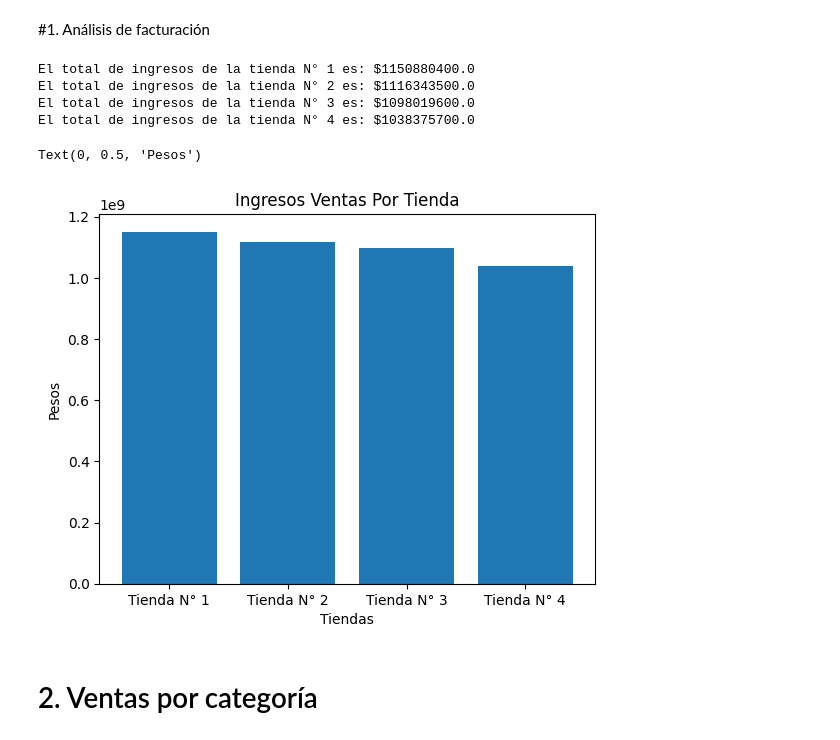
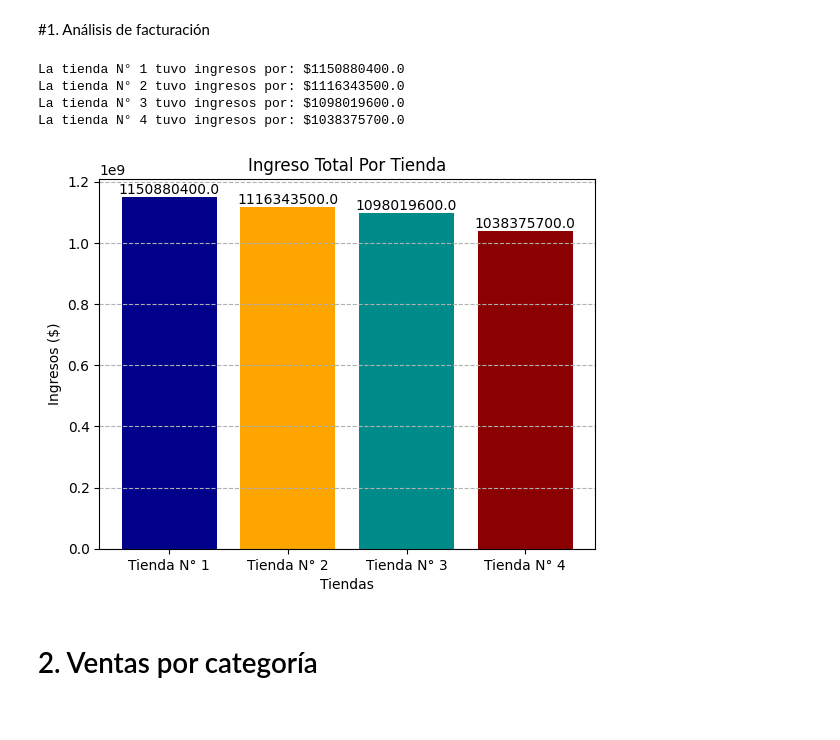
Before and after one commit to JoseIng-EO/challenge-alura-store, a Jupyter notebook: AluraStoreLatam.ipynb, the cells around one changed output. Saved outputs shown, nothing was run; the diff lists cells and outputs as text; code cells hidden in the pictures.

```diff
--- a/AluraStoreLatam.ipynb
+++ b/AluraStoreLatam.ipynb
@@ -11,12 +11,12 @@ url2 = "https://raw.githubusercontent.com/alura-es-cursos/challenge1-data-scienc
 url3 = "https://raw.githubusercontent.com/alura-es-cursos/challenge1-data-science-latam/refs/heads/main/base-de-datos-challenge1-latam/tienda_3.csv"
 url4 = "https://raw.githubusercontent.com/alura-es-cursos/challenge1-data-science-latam/refs/heads/main/base-de-datos-challenge1-latam/tienda_4.csv"
 
-tienda1 = pd.read_csv(url)
+tienda = pd.read_csv(url)
 tienda2 = pd.read_csv(url2)
 tienda3 = pd.read_csv(url3)
 tienda4 = pd.read_csv(url4)
 
-tienda1.head()
+tienda.head()
 # %% [output]
 |  | Producto | Categoría del Producto | Precio | Costo de envío | Fecha de Compra | Vendedor | Lugar de Compra | ... |
 | 0 | Asistente virtual | Electrónicos | 164300.0 | 6900.0 | 16/01/2021 | Pedro Gomez | Bogotá | ... |
@@ -27,30 +27,39 @@ tienda1.head()
 # %% [markdown]
 #1. Análisis de facturación
 # %%
-tienda1_ingresos = tienda1['Precio'].sum()
+#Cálculo de ingresos por cada tienda
+tienda1_ingresos = tienda['Precio'].sum()
 tienda2_ingresos = tienda2['Precio'].sum()
 tienda3_ingresos = tienda3['Precio'].sum()
 tienda4_ingresos = tienda4['Precio'].sum()
 
-print(f'El total de ingresos de la tienda N° 1 es: ${tienda1_ingresos}')
-print(f'El total de ingresos de la tienda N° 2 es: ${tienda2_ingresos}')
-print(f'El total de ingresos de la tienda N° 3 es: ${tienda3_ingresos}')
-print(f'El total de ingresos de la tienda N° 4 es: ${tienda4_ingresos}')
+#Imprimir los ingresos por tienda
+print(f'La tienda N° 1 tuvo ingresos por: ${tienda1_ingresos}')
+print(f'La tienda N° 2 tuvo ingresos por: ${tienda2_ingresos}')
+print(f'La tienda N° 3 tuvo ingresos por: ${tienda3_ingresos}')
+print(f'La tienda N° 4 tuvo ingresos por: ${tienda4_ingresos}')
 # %% [output]
-El total de ingresos de la tienda N° 1 es: $1150880400.0
-El total de ingresos de la tienda N° 2 es: $1116343500.0
-El total de ingresos de la tienda N° 3 es: $1098019600.0
-El total de ingresos de la tienda N° 4 es: $1038375700.0
+La tienda N° 1 tuvo ingresos por: $1150880400.0
+La tienda N° 2 tuvo ingresos por: $1116343500.0
+La tienda N° 3 tuvo ingresos por: $1098019600.0
+La tienda N° 4 tuvo ingresos por: $1038375700.0
-# %%
-ingresos = [tienda1_ingresos, tienda2_ingresos, tienda3_ingresos, tienda4_ingresos]
-tiendas = ['Tienda N° 1', 'Tienda N° 2', 'Tienda N° 3', 'Tienda N° 4']
-
-plt.bar(tiendas, ingresos)
-plt.title('Ingresos Ventas Por Tienda')
-plt.xlabel('Tiendas')
-plt.ylabel('Pesos')
-# %% [output]
-Text(0, 0.5, 'Pesos')
-[figure, removed]
+# %%
+#Datos en tabla, título, eje x e y
+tiendas = ['Tienda N° 1', 'Tienda N° 2', 'Tienda N° 3', 'Tienda N° 4']
+tiendas_ingresos = [tienda1_ingresos, tienda2_ingresos, tienda3_ingresos, tienda4_ingresos]
+plt.title('Ingreso Total Por Tienda')
+plt.xlabel('Tiendas')
+plt.ylabel('Ingresos ($)')
+colores = ['#00008b','#ffa500','#008b8b','#8b0000']
+plt.grid(axis='y', linestyle = '--')
+
+#Creación del gráfico de barras
+barras = plt.bar(tiendas, tiendas_ingresos, color=colores)
+for barra in barras:
+  yval = barra.get_height()
+  plt.text(barra.get_x() + barra.get_width()/2, yval, round(yval, 2), ha='center', va='bottom')
+#Valores sobre las barras
+# %% [output]
+[figure, added]
 # %% [markdown]
 # 2. Ventas por categoría
```
Also changed, not shown: parts of 1 cell of this notebook.
